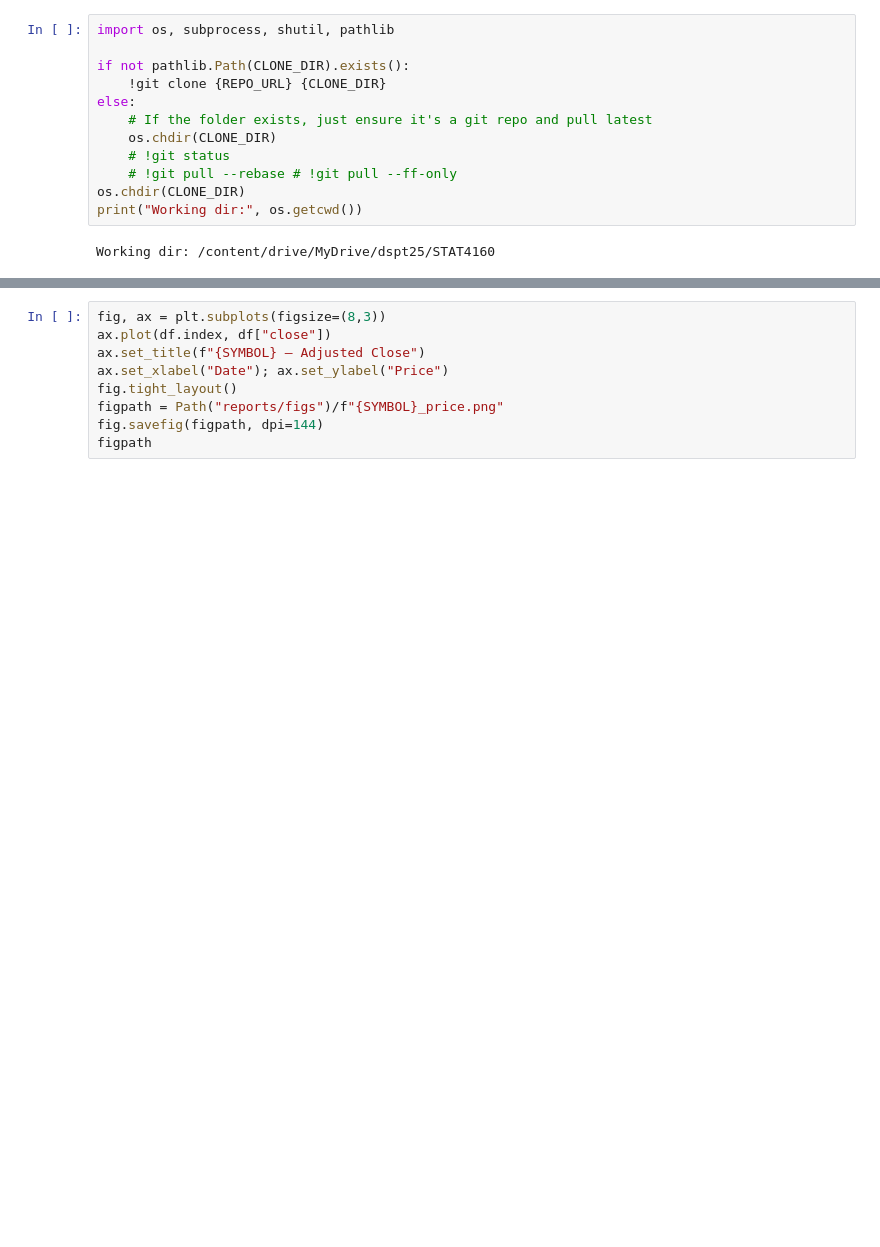
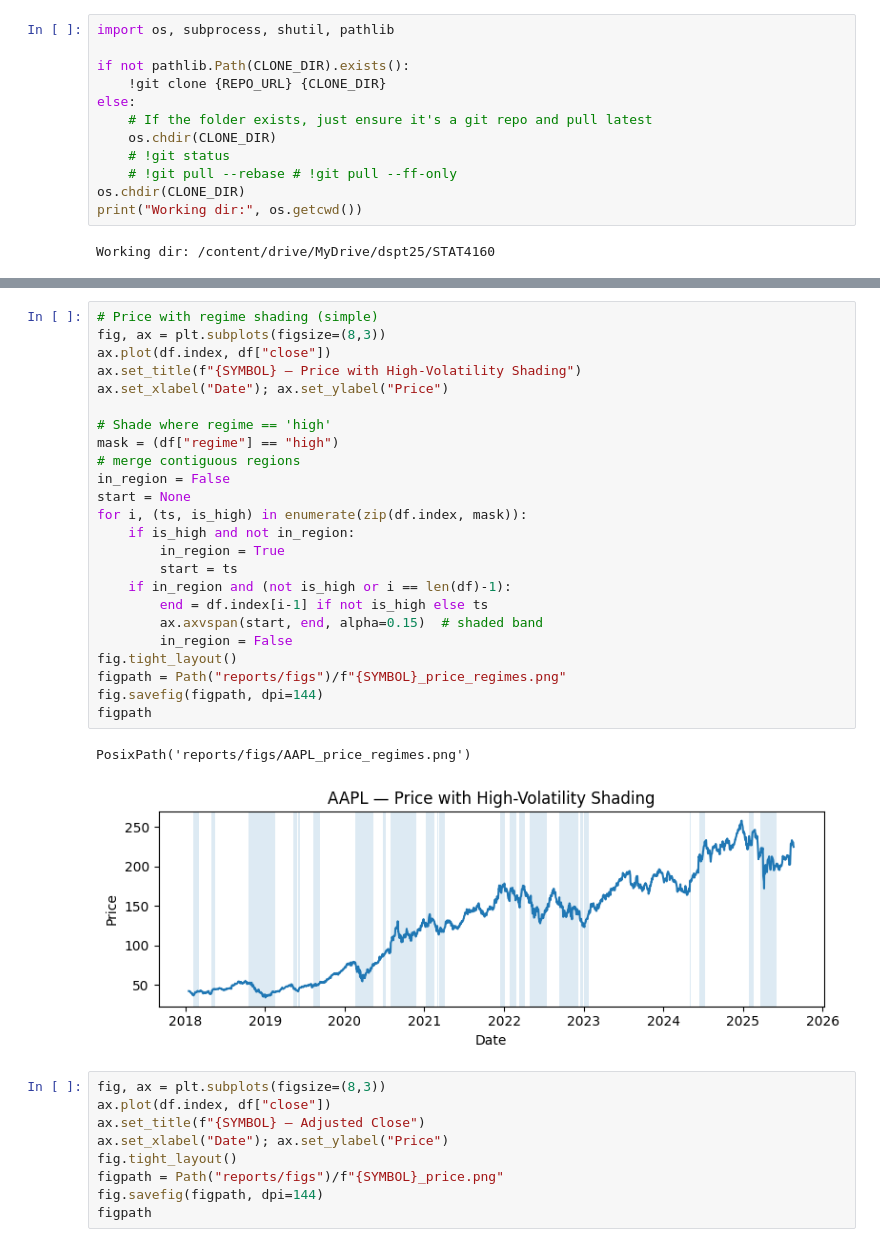
Before and after one commit to ywanglab/STAT4160, a Jupyter notebook: notebooks/lec3_code_inside_QMD_testing.ipynb, the cells around one changed output, grey strips where cells are left out. Saved outputs shown, nothing was run; the diff lists cells and outputs as text; blank space fills up the shorter version.

```diff
--- a/notebooks/lec3_code_inside_QMD_testing.ipynb
+++ b/notebooks/lec3_code_inside_QMD_testing.ipynb
@@ -92,3 +122,30 @@ df.head()
+# %%
+# Price with regime shading (simple)
+fig, ax = plt.subplots(figsize=(8,3))
+ax.plot(df.index, df["close"])
+ax.set_title(f"{SYMBOL} — Price with High-Volatility Shading")
+ax.set_xlabel("Date"); ax.set_ylabel("Price")
+
+# Shade where regime == 'high'
+mask = (df["regime"] == "high")
+# merge contiguous regions
+in_region = False
+start = None
+for i, (ts, is_high) in enumerate(zip(df.index, mask)):
+    if is_high and not in_region:
+        in_region = True
+        start = ts
+    if in_region and (not is_high or i == len(df)-1):
+        end = df.index[i-1] if not is_high else ts
+        ax.axvspan(start, end, alpha=0.15)  # shaded band
+        in_region = False
+fig.tight_layout()
+figpath = Path("reports/figs")/f"{SYMBOL}_price_regimes.png"
+fig.savefig(figpath, dpi=144)
+figpath
+# %% [output]
+PosixPath('reports/figs/AAPL_price_regimes.png')
+[figure, added]
 # %%
 fig, ax = plt.subplots(figsize=(8,3))
 ax.plot(df.index, df["close"])
```
Also changed, not shown: parts of 4 cells of this notebook, 1 other file.
